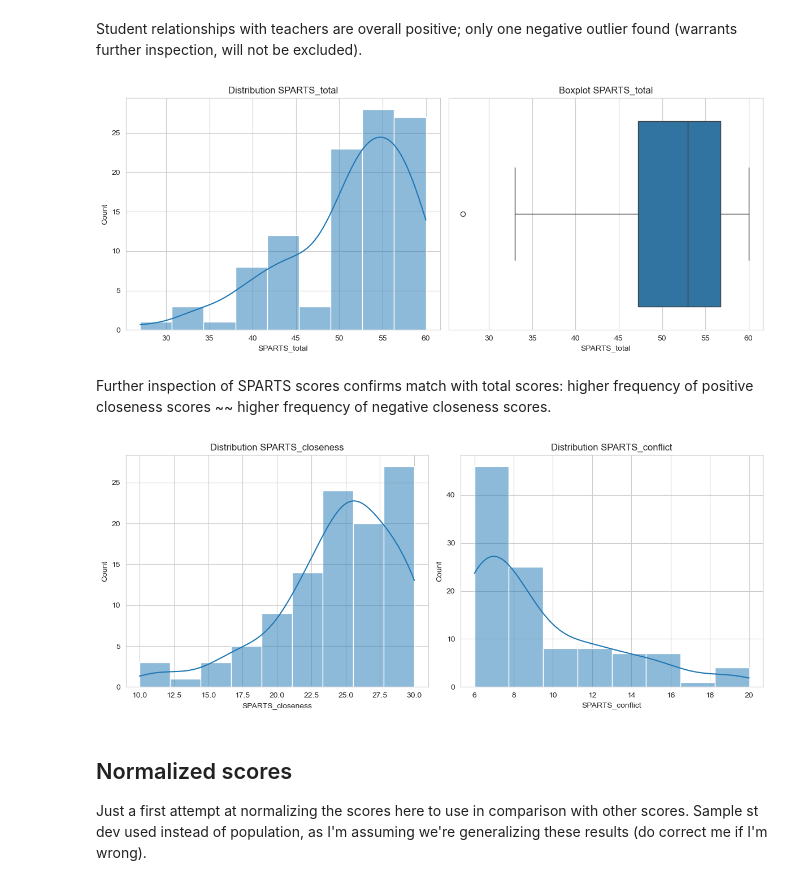
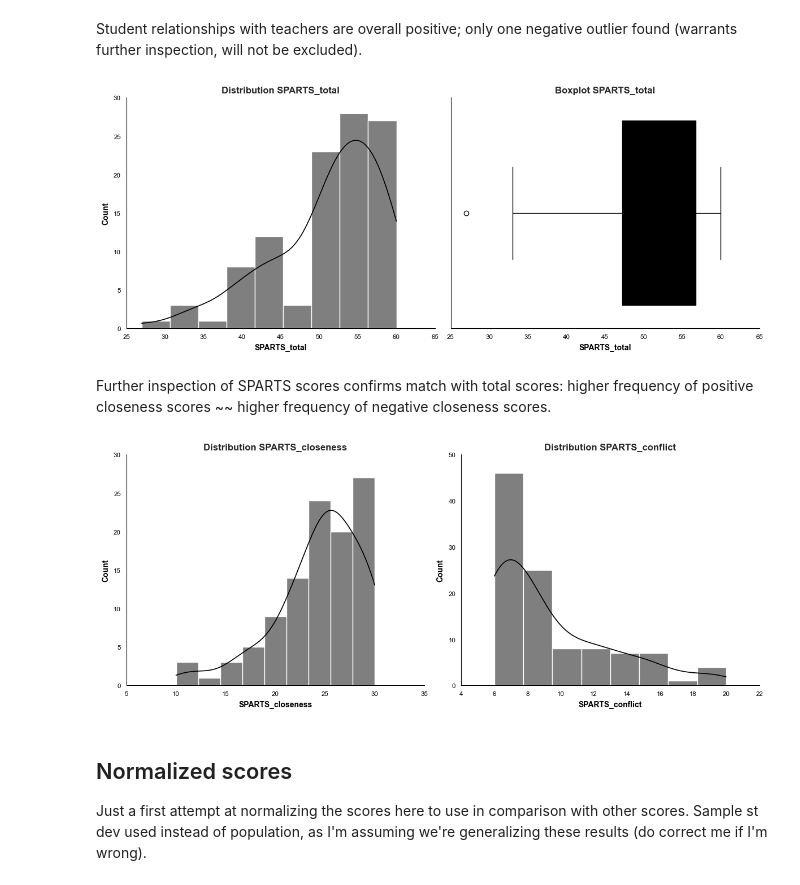
Before and after one commit to majaazdaja/dsp, a Jupyter notebook: notebooks/analysis.ipynb, the cells around one changed output. Saved outputs shown, nothing was run; the diff lists cells and outputs as text; code cells hidden in the pictures.

```diff
--- a/notebooks/analysis.ipynb
+++ b/notebooks/analysis.ipynb
@@ -18,0 +43,11 @@ master = pd.read_excel(FILEPATH / 'dataset_partial_2025-05-14_15-20.xlsx')
+# %%
+print(f"IOP unique entries before data prep: {master['iop'].unique()}")
+
+# Replace Dutch values with English
+master['iop'] = master['iop'].replace({'Minder vaak': 'Less often', 'Gemiddeld': 'Average', 'Vaker': 'More often'})
+
+# Define a categorical order
+iop_order = ["Less often", "Average", "More often"]
+master['iop'] = pd.Categorical(master['iop'], iop_order, ordered=True)
+
+print(f"IOP unique entries after data prep: {master['iop'].unique()}")
@@ -48,30 +76,33 @@ Name: SPARTS_total, dtype: float64
 # %% [markdown]
 Student relationships with teachers are overall positive; only one negative outlier found (warrants further inspection, will not be excluded).
 # %%
+# Load APA 7th ed. style for plots
+plt.style.use('exports/plots/apa7.mplstyle')
+
 # Create side-by-side plots
 fig, axes = plt.subplots(1, 2, figsize=(12, 5))  # 1 row, 2 columns
 
 # Histogram with KDE
 sns.histplot(
     data=master,
     x='SPARTS_total',
     kde=True,
     ax=axes[0]  # Plot on the first subplot
 )
 axes[0].set_title('Distribution SPARTS_total')
 
 # Boxplot
 sns.boxplot(
     data=master,
     x='SPARTS_total',
     ax=axes[1]  # Plot on the second subplot
 )
 axes[1].set_title('Boxplot SPARTS_total')
 
 plt.tight_layout()
 plt.show()
 # %% [output]
-[figure, old version]
+[figure, new version]
 # %% [markdown]
 Further inspection of SPARTS scores confirms match with total scores: higher frequency of positive closeness scores ~~ higher frequency of negative closeness scores.
 # %%
@@ -97,7 +128,7 @@ axes[1].set_title('Distribution SPARTS_conflict')
 plt.tight_layout()
 plt.show()
 # %% [output]
-[figure, old version]
+[figure, new version]
 # %% [markdown]
 ## Normalized scores
 
```
Also changed, not shown: parts of 10 cells of this notebook, 1 other file.
